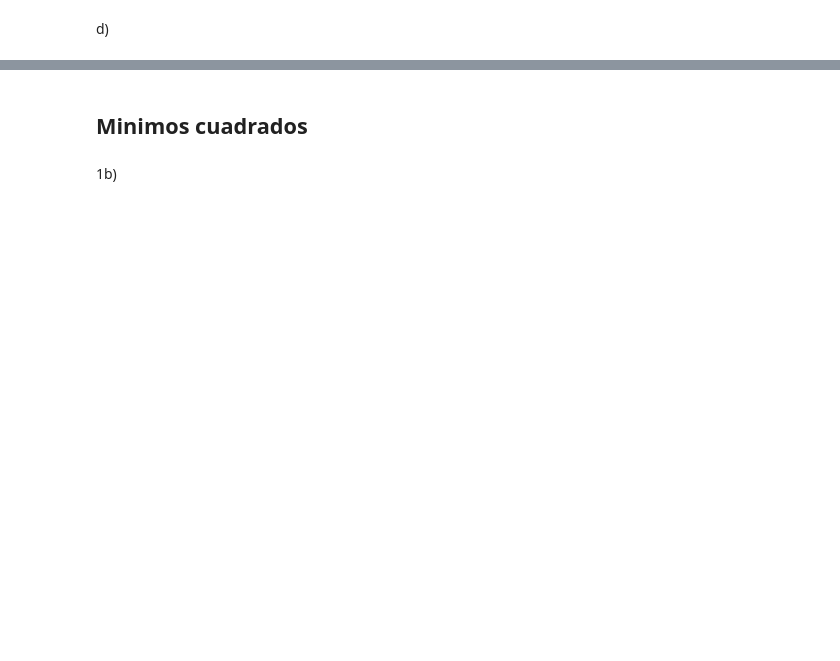
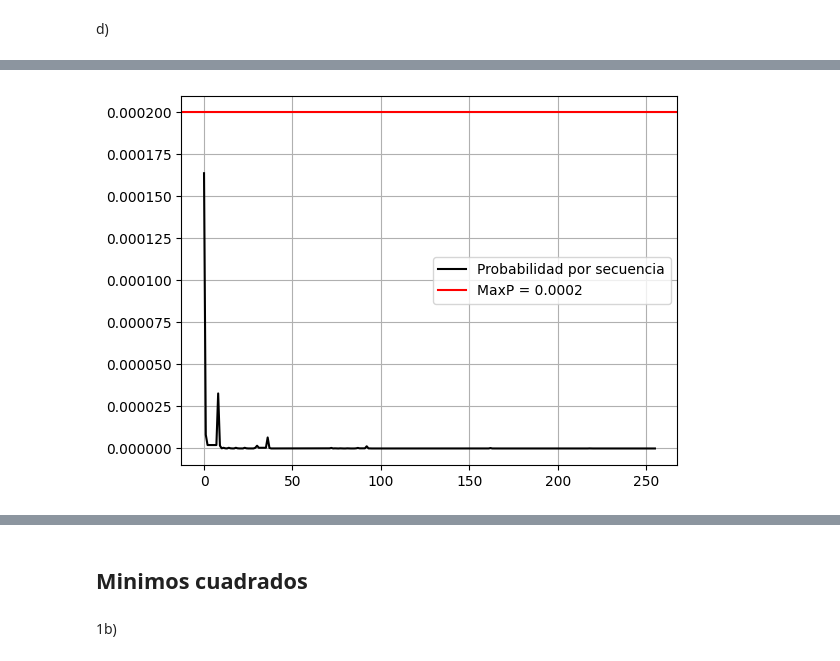
Before and after one commit to Alejandri731/MetodosI_MarianaMontoya_JoseCifuentes, a Jupyter notebook: Ejercicios Parcial 4/Ejercicios_optimización.ipynb, the cells around one changed output, grey strips where cells are left out. Cells and saved outputs as stored; diff of their text form; code cells hidden in the pictures; blank space fills up the shorter version.

```diff
--- a/Ejercicios Parcial 4/Ejercicios_optimización.ipynb
+++ b/Ejercicios Parcial 4/Ejercicios_optimización.ipynb
@@ -274,0 +324,9 @@ np.sum(PObs)
+# %%
+Prior2 =  np.array([0.9,0.1]) # Distribución de probabilidad a-priori
+P2 = np.zeros(HiddenStates.shape[0], dtype=np.float64)
+for i in range(P2.shape[0]):
+    P2[i] = GetProb(T,E,Obs,HiddenStates[i],Prior2)
+
+ii = np.where(P2 == np.amax(P2))
+hsec2 = HiddenStates[ii[0][0]]
+hsec_p2 = GetProb(T,E,Obs,HiddenStates[ii[0][0]],Prior)
@@ -274,0 +342,20 @@ np.sum(PObs)
+# %%
+Nobs = ObsStates.shape[0]
+PObs = np.zeros(Nobs)
+
+for j in range(Nobs):
+
+    dim = HiddenStates.shape[0]
+    P2 = np.zeros(dim)
+
+    for i in range(dim):
+        P2[i] = GetProb(T,E,ObsStates[j],HiddenStates[i],Prior)
+    PObs[j] = np.sum(P2)
+# %%
+plt.plot(P2, label='Probabilidad por secuencia', color='black')
+plt.axhline(y=0.0002, linestyle='-', color='r', label='MaxP = 0.0002')
+plt.grid()
+plt.legend()
+plt.show()
+# %% [output]
+[figure, added]
```
Also changed, not shown: parts of 27 cells of this notebook.
